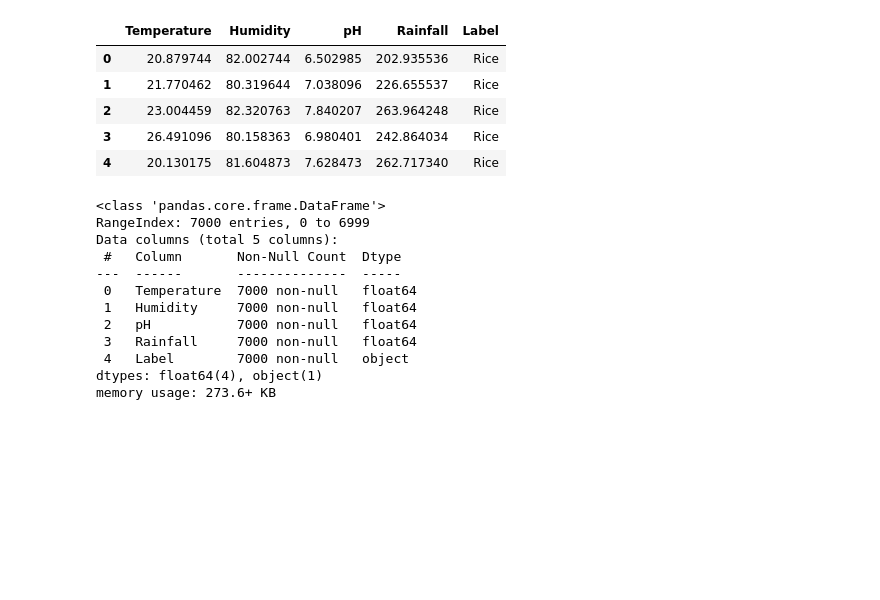
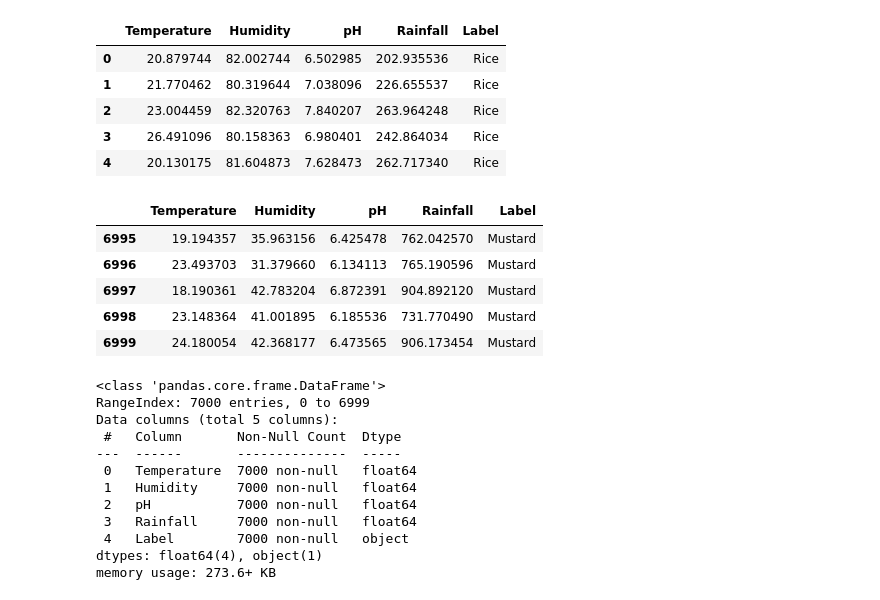
Before and after one commit to AySuvx/Crops-Ciencia-De-Datos, a Jupyter notebook: Notebooks/load_data.ipynb, the cells around one changed output. Cells and saved outputs as stored; diff of their text form; code cells hidden in the pictures; blank space fills up the shorter version.

```diff
--- a/Notebooks/load_data.ipynb
+++ b/Notebooks/load_data.ipynb
@@ -13,6 +15,15 @@ df.head()
 | 2 | 23.004459 | 82.320763 | 7.840207 | 263.964248 | Rice |
 | 3 | 26.491096 | 80.158363 | 6.980401 | 242.864034 | Rice |
 | 4 | 20.130175 | 81.604873 | 7.628473 | 262.717340 | Rice |
+# %%
+df.tail()
+# %% [output]
+|  | Temperature | Humidity | pH | Rainfall | Label |
+| 6995 | 19.194357 | 35.963156 | 6.425478 | 762.042570 | Mustard |
+| 6996 | 23.493703 | 31.379660 | 6.134113 | 765.190596 | Mustard |
+| 6997 | 18.190361 | 42.783204 | 6.872391 | 904.892120 | Mustard |
+| 6998 | 23.148364 | 41.001895 | 6.185536 | 731.770490 | Mustard |
+| 6999 | 24.180054 | 42.368177 | 6.473565 | 906.173454 | Mustard |
 # %%
 df.info()
 # %% [output]
```
Also changed, not shown: parts of 1 cell of this notebook, 3 other files.
